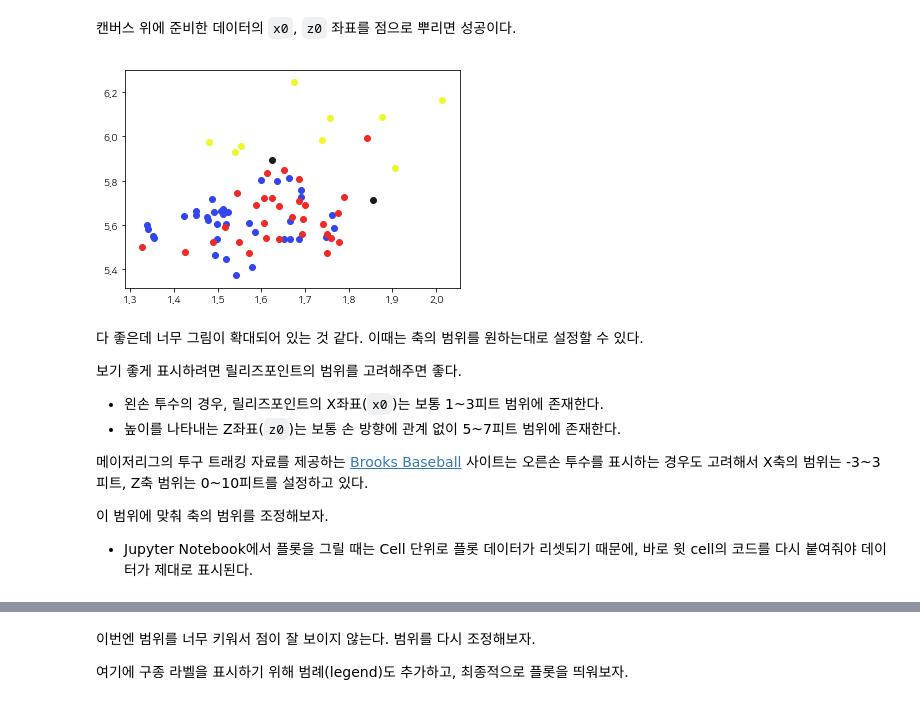
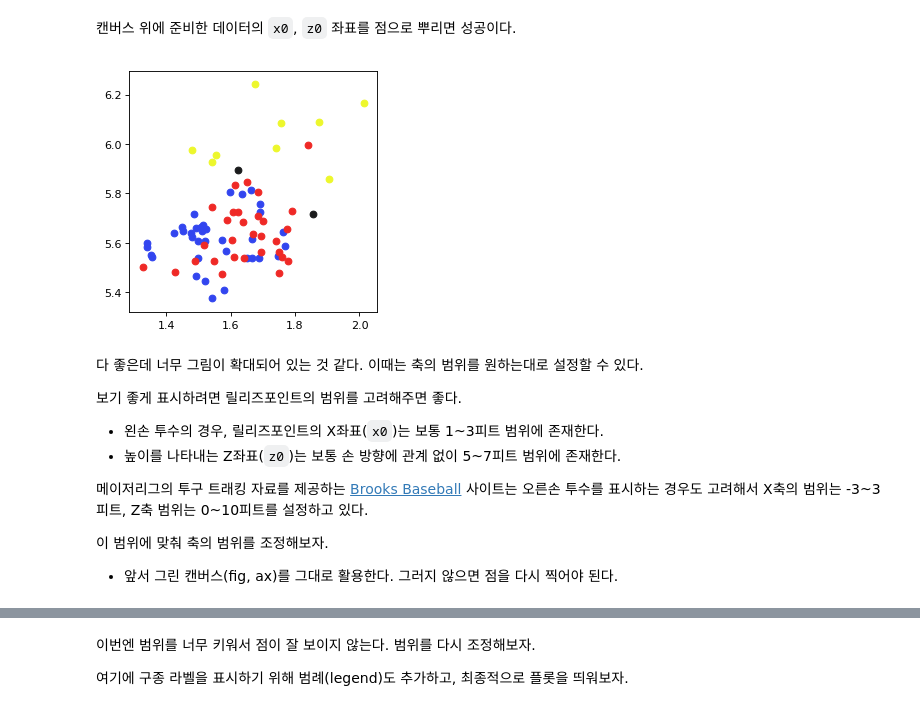
Before and after one commit to kparkk2/KBO_pbp_text_crawler, a Jupyter notebook: pfx_df.ipynb, the cells around one changed output, grey strips where cells are left out. Saved outputs shown, nothing was run; the diff lists cells and outputs as text; code cells hidden in the pictures.

```diff
--- a/pfx_df.ipynb
+++ b/pfx_df.ipynb
@@ -38,9 +43,9 @@ PFX parser를 이용해 데이터는 CSV 포맷으로 저장되어 있다고 가
 # %% [markdown]
 2018년도 play-by-play 데이터를 pandas DataFrame으로 로드한다.
 # %%
-df = pd.read_csv('pbp_data/2018/2018.csv')
+# df = pd.read_csv('pbp_data/2018/2018.csv')
 # Windows(한글)에서 저장한 데이터를 로드할 때는 아래 코드를 실행한다.
-# df = pd.reac_csv('pbp_data/2018/2018.csv', encoding='cp949')
+df = pd.read_csv('pbp_data/2018/2018.csv', encoding='cp949')
 
 # show some
 display(df[:5])
@@ -321,6 +330,7 @@ import matplotlib.pyplot as plt
 이제 그림을 그릴 캔버스를 준비한다.
 # %%
 # figsize는 플롯을 그릴 캔버스의 크기, dpi는 'dot per inch'의 약자로 해상도를 결정한다.
-# facecolor는 캔버스 배경을 흰색으로 칠하겠다는 것이다. 기본은 투명인데, 투명한 바탕에 그린 그림은 환경에 따라 배경이 까맣게 나타날 수도 있다.
-fig = plt.figure(figsize=(4, 4), dpi=80, facecolor='white')
+# facecolor는 캔버스 배경을 흰색으로 칠하겠다는 것이다. 기본은 투명(transparent)이다.
+# 투명한 바탕에 그린 그림은 환경에 따라 배경이 까맣게 나타날 수도 있다.
+fig , ax= plt.subplots(figsize=(4, 4), dpi=80, facecolor='white')
 # %% [output]
@@ -330,13 +340,16 @@ fig = plt.figure(figsize=(4, 4), dpi=80, facecolor='white')
 # %%
 for p in pitch_types:
     # 구종을 던진 기록이 없으면 넘어간다.
     if len(sub_df.loc[sub_df.pitch_type == p]) == 0:
         continue
 
     # 구종 별로 색깔(color)과 라벨(label)을 맞춰서 점을 찍는다(scatter).
-    plt.scatter(sub_df.loc[sub_df.pitch_type == p].x0, sub_df.loc[sub_df.pitch_type == p].z0, color=Colors[p], label=p)
+    # 앞서 만든 캔버스(fig, ax)에 점을 찍기 위해 ax.scatter를 사용한다.
+    ax.scatter(sub_df.loc[sub_df.pitch_type == p].x0, sub_df.loc[sub_df.pitch_type == p].z0, color=Colors[p], label=p)
+
+display(fig)
 # %% [output]
-[figure, old version]
+[figure, new version]
 # %% [markdown]
 다 좋은데 너무 그림이 확대되어 있는 것 같다. 이때는 축의 범위를 원하는대로 설정할 수 있다.
 
@@ -349,4 +362,4 @@ for p in pitch_types:
 
 이 범위에 맞춰 축의 범위를 조정해보자.
 
-- Jupyter Notebook에서 플롯을 그릴 때는 Cell 단위로 플롯 데이터가 리셋되기 때문에, 바로 윗 cell의 코드를 다시 붙여줘야 데이터가 제대로 표시된다.
+- 앞서 그린 캔버스(fig, ax)를 그대로 활용한다. 그러지 않으면 점을 다시 찍어야 된다.
```
Also changed, not shown: parts of 6 cells of this notebook, 1 other file.
